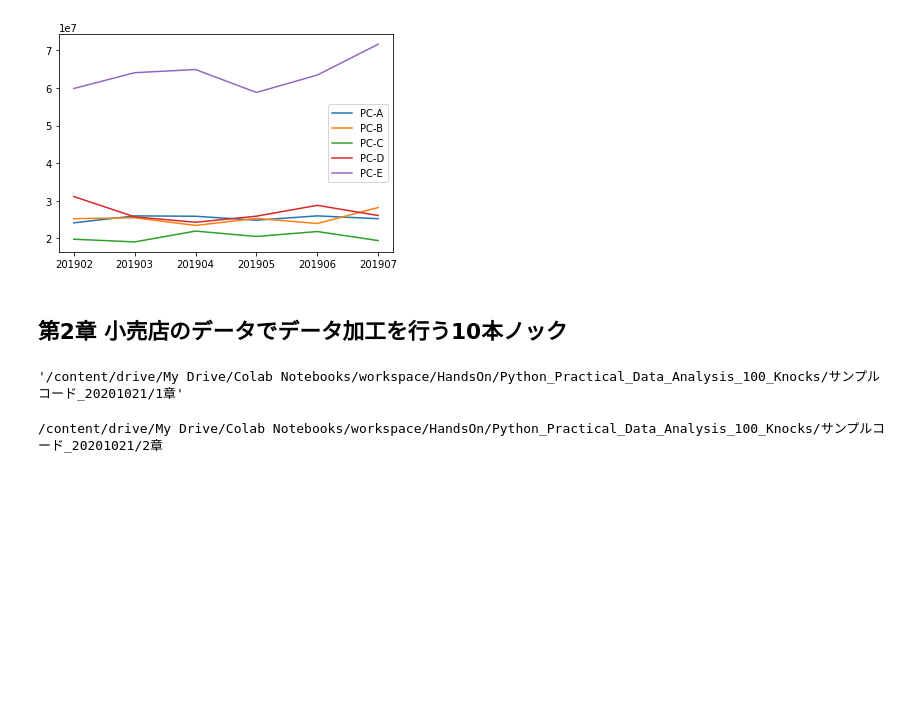
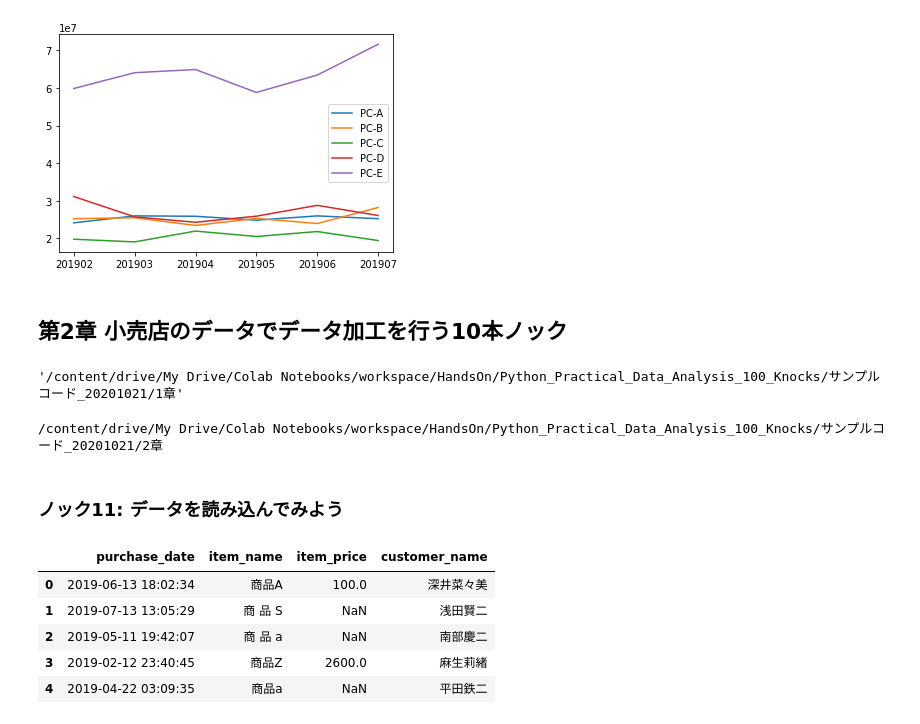
Before and after one commit to matsunori39/Python_Practical_Data_Analysis_100_Knocks, a Jupyter notebook: Python_Practical_Data_Analysis_100_Knocks.ipynb, the cells around one changed output. Drawn from its saved outputs; the diff is of its cells as text; code cells hidden in the pictures; blank space fills up the shorter version.

```diff
--- a/Python_Practical_Data_Analysis_100_Knocks.ipynb
+++ b/Python_Practical_Data_Analysis_100_Knocks.ipynb
@@ -309,3 +309,16 @@ pwd
 cd ../2章
 # %% [output]
 /content/drive/My Drive/Colab Notebooks/workspace/HandsOn/Python_Practical_Data_Analysis_100_Knocks/サンプルコード_20201021/2章
+# %% [markdown]
+### ノック11: データを読み込んでみよう
+# %%
+import pandas as pd
+uriage_data = pd.read_csv("uriage.csv")
+uriage_data.head()
+# %% [output]
+|  | purchase_date | item_name | item_price | customer_name |
+| 0 | 2019-06-13 18:02:34 | 商品A | 100.0 | 深井菜々美 |
+| 1 | 2019-07-13 13:05:29 | 商 品 S | NaN | 浅田賢二 |
+| 2 | 2019-05-11 19:42:07 | 商 品 a | NaN | 南部慶二 |
+| 3 | 2019-02-12 23:40:45 | 商品Z | 2600.0 | 麻生莉緒 |
+| 4 | 2019-04-22 03:09:35 | 商品a | NaN | 平田鉄二 |
```
Also changed, not shown: parts of 6 cells of this notebook.
